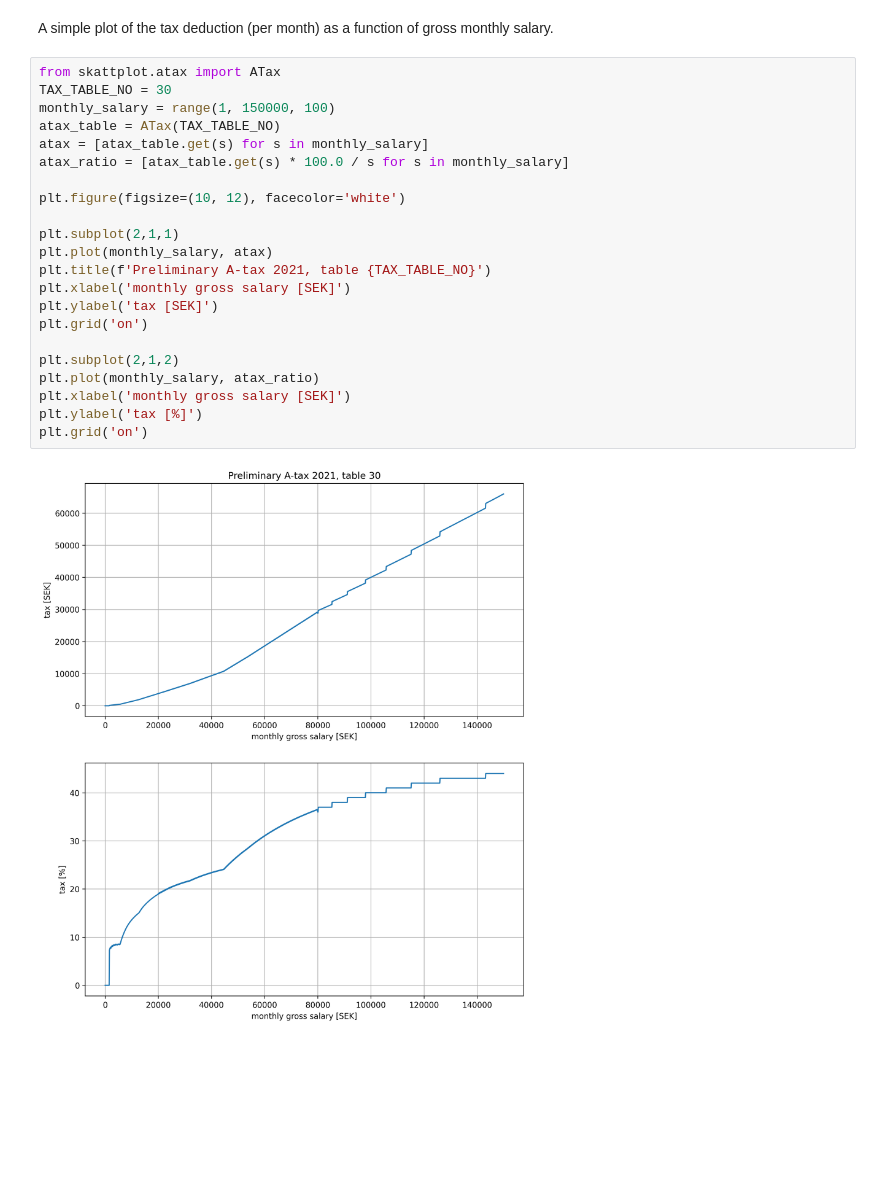
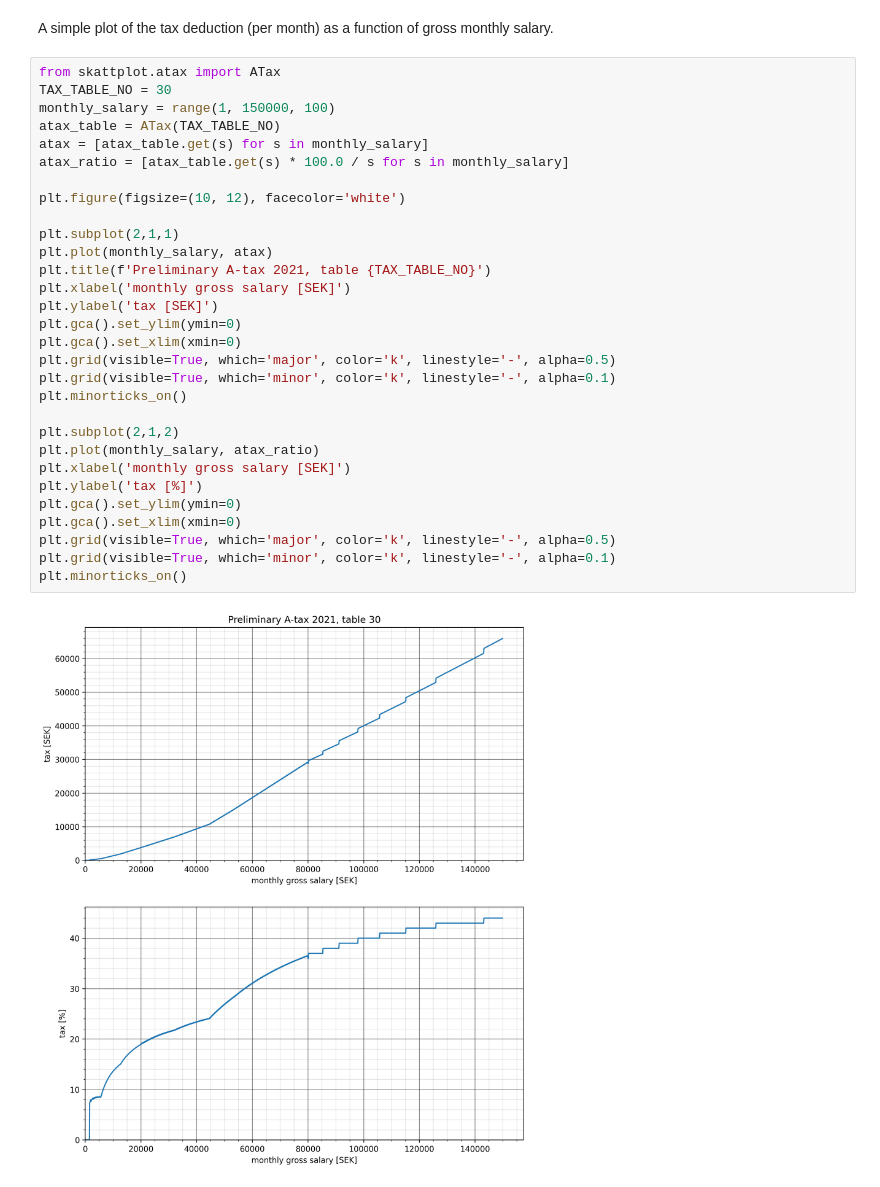
Before and after one commit to jonkr/skattplot, a Jupyter notebook: skattplot.ipynb, the cells around one changed output. Cells and saved outputs as stored; diff of their text form; blank space fills up the shorter version.

Commit message:
Fix xmin, ymin to 0 for default plot

```diff
--- a/skattplot.ipynb
+++ b/skattplot.ipynb
@@ -19,24 +19,32 @@ A simple plot of the tax deduction (per month) as a function of gross monthly sa
 # %%
 from skattplot.atax import ATax
 TAX_TABLE_NO = 30
 monthly_salary = range(1, 150000, 100)
 atax_table = ATax(TAX_TABLE_NO)
 atax = [atax_table.get(s) for s in monthly_salary]
 atax_ratio = [atax_table.get(s) * 100.0 / s for s in monthly_salary]
 
 plt.figure(figsize=(10, 12), facecolor='white')
 
 plt.subplot(2,1,1)
 plt.plot(monthly_salary, atax)
 plt.title(f'Preliminary A-tax 2021, table {TAX_TABLE_NO}')
 plt.xlabel('monthly gross salary [SEK]')
 plt.ylabel('tax [SEK]')
-plt.grid('on')
+plt.gca().set_ylim(ymin=0)
+plt.gca().set_xlim(xmin=0)
+plt.grid(visible=True, which='major', color='k', linestyle='-', alpha=0.5)
+plt.grid(visible=True, which='minor', color='k', linestyle='-', alpha=0.1)
+plt.minorticks_on()
 
 plt.subplot(2,1,2)
 plt.plot(monthly_salary, atax_ratio)
 plt.xlabel('monthly gross salary [SEK]')
 plt.ylabel('tax [%]')
-plt.grid('on')
+plt.gca().set_ylim(ymin=0)
+plt.gca().set_xlim(xmin=0)
+plt.grid(visible=True, which='major', color='k', linestyle='-', alpha=0.5)
+plt.grid(visible=True, which='minor', color='k', linestyle='-', alpha=0.1)
+plt.minorticks_on()
 # %% [output]
-[figure, old version]
+[figure, new version]
```
Also changed, not shown: 2 other files.
